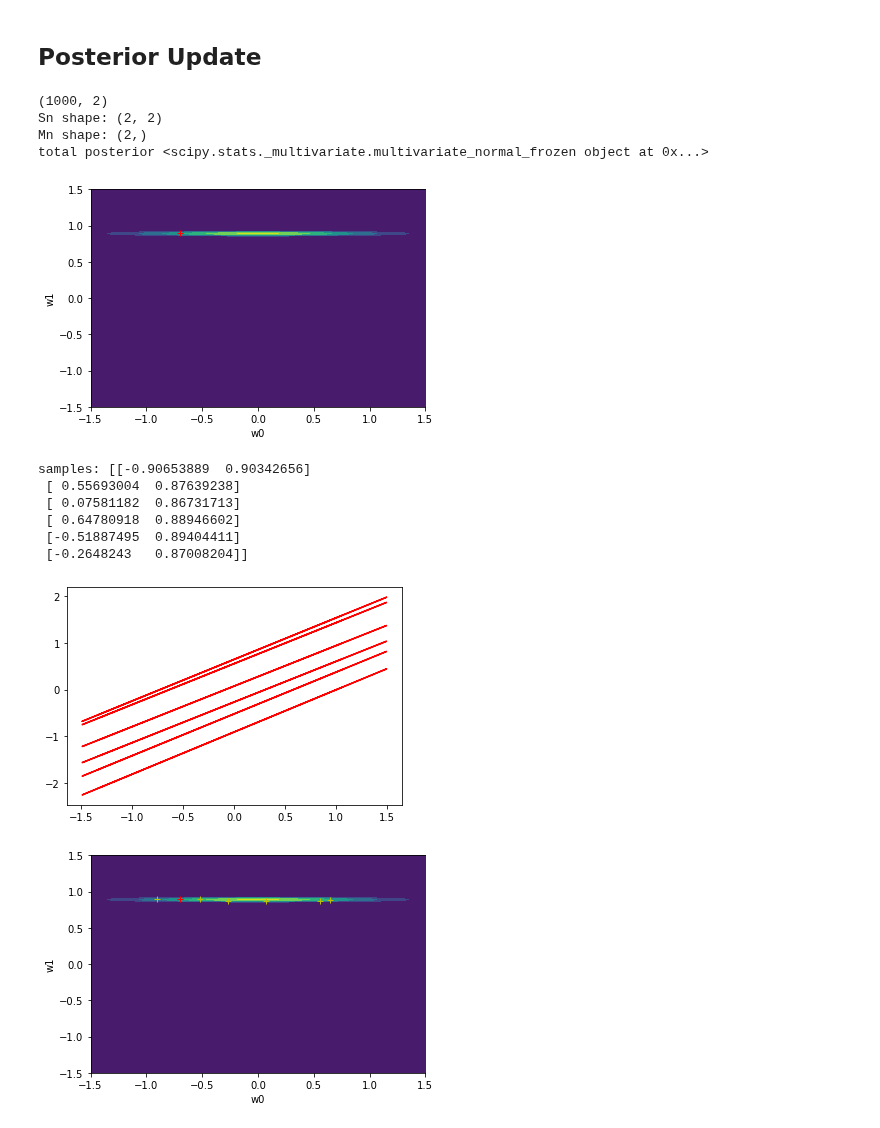
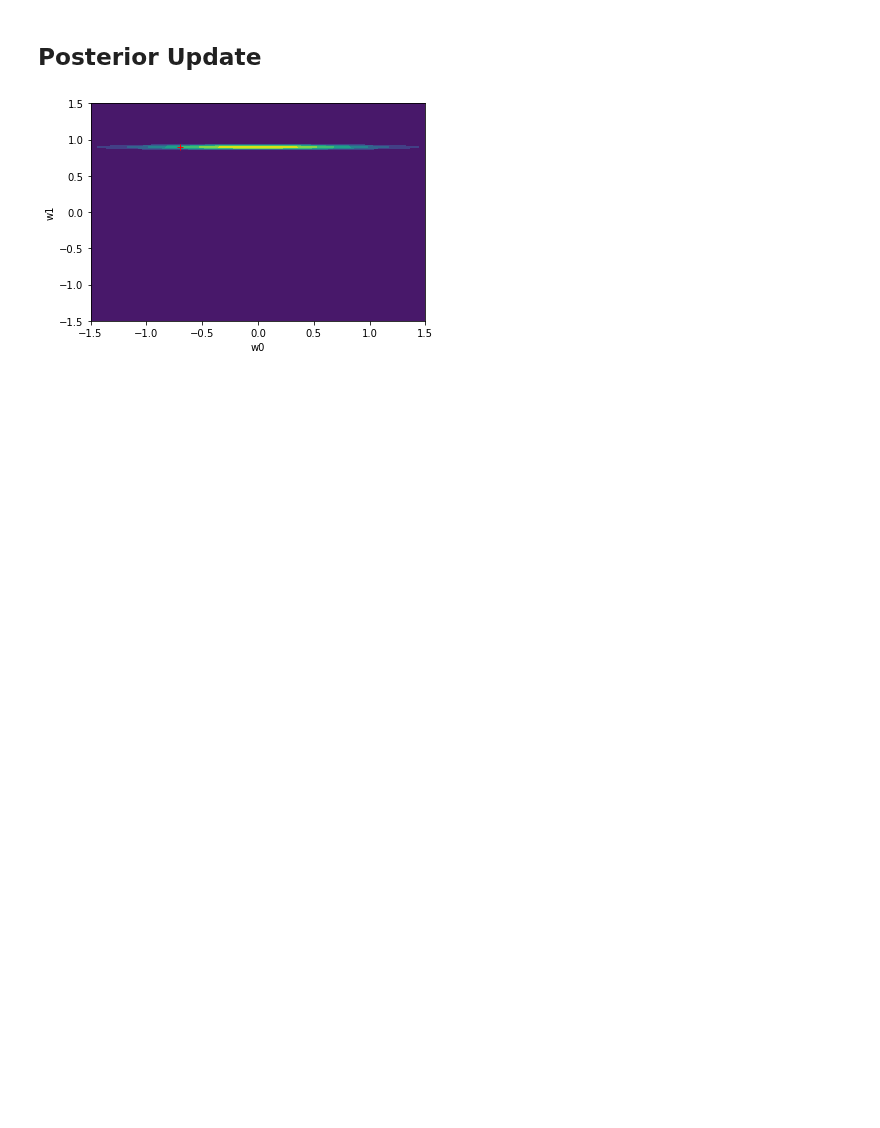
Before and after one commit to graterollin/PRML, a Jupyter notebook: hw3/HW3_Q2.ipynb, the cells around one changed output. Saved outputs shown, nothing was run; the diff lists cells and outputs as text; code cells hidden in the pictures; blank space fills up the shorter version.

```diff
--- a/hw3/HW3_Q2.ipynb
+++ b/hw3/HW3_Q2.ipynb
@@ -93,65 +71,21 @@ def compute_design_matrix(input_data):
     return matrix
 # %%
 # Plot the posterior of the parameters given all the data x, t
+
 # Obtain the design matrix
 phi = compute_design_matrix(data_points)
-print(phi.shape)
 
 Sn = np.linalg.inv(np.linalg.inv(s0) + ((1/variance)*(np.matmul(np.transpose(phi), phi))))
 Mn = np.matmul(Sn, (np.matmul(np.linalg.inv(s0), m0) + ((1/variance)*np.matmul(np.transpose(phi), targets))))
-print("Sn shape:", Sn.shape)
-print("Mn shape:", Mn.shape)
 
 total_posterior = multivariate_normal(mean=Mn, cov=Sn)
-print("total posterior", total_posterior)
-
-X = np.linspace(-3/2, 3/2, N)
-Y = np.linspace(-3/2, 3/2, N)
-X, Y = np.meshgrid(X, Y)
-pos = np.dstack((X, Y))
 
 Z = total_posterior.pdf(pos)
 
 plt.xlabel("w0")
 plt.ylabel("w1")
 plt.plot(w0, w1, 'r+')
 plt.contourf(X, Y, Z)
 plt.show()
-
-#samples_list = []
-
-#for i in range(6):
-#    samples = total_posterior.rvs()
-#    samples_list.append(samples)
-
-samples_list = (np.random.multivariate_normal(Mn, Sn, size=6))
-
-print("samples:", samples_list)
-
-for s in samples_list:
-    line = s[0] + s[1]*data_points
-    plt.plot(data_points, line, 'red')
-
-plt.show()
-
-plt.xlabel("w0")
-plt.ylabel("w1")
-plt.plot(w0, w1, 'r+')
-for s in samples_list:
-    plt.plot(s[0], s[1], 'y+')
-plt.contourf(X, Y, Z)
-plt.show()
 # %% [output]
-(1000, 2)
-Sn shape: (2, 2)
-Mn shape: (2,)
-total posterior <scipy.stats._multivariate.multivariate_normal_frozen object at 0x...>
-[figure, old version]
+[figure, new version]
-samples: [[-0.90653889  0.90342656]
- [ 0.55693004  0.87639238]
- [ 0.07581182  0.86731713]
- [ 0.64780918  0.88946602]
- [-0.51887495  0.89404411]
- [-0.2648243   0.87008204]]
-[figure, removed]
-[figure, removed]
```
Also changed, not shown: parts of 8 cells of this notebook.
